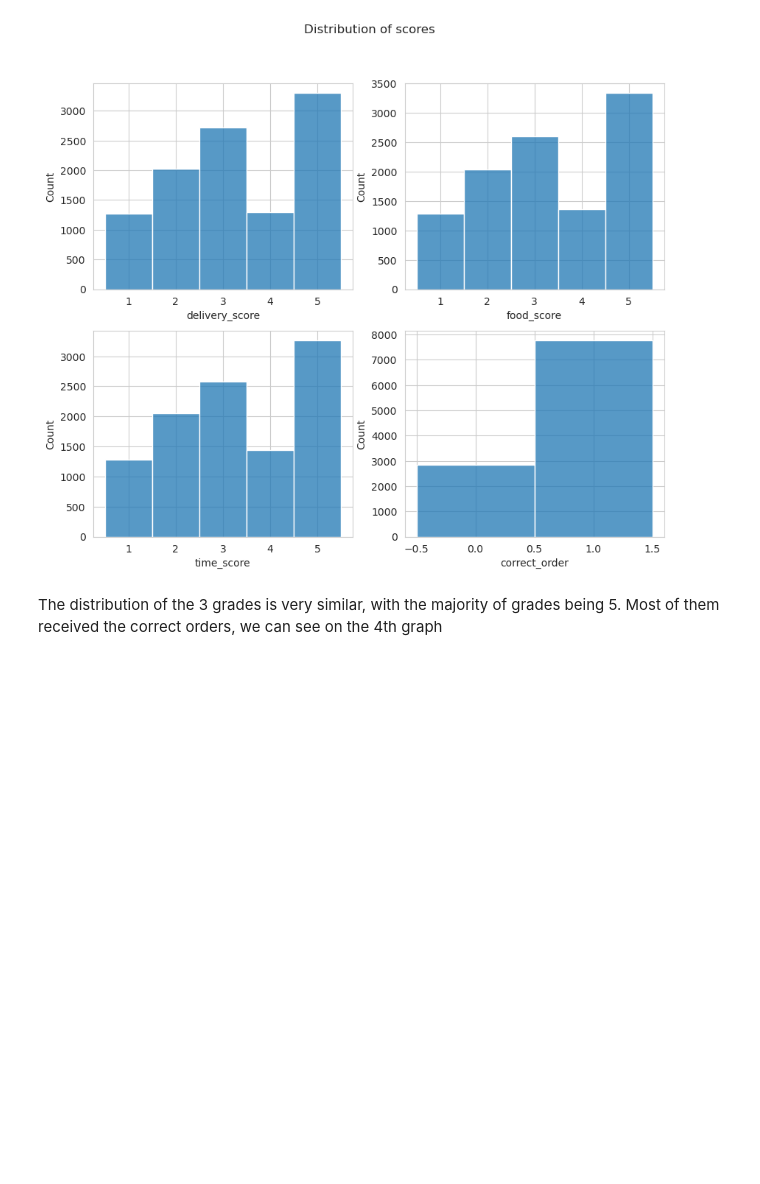
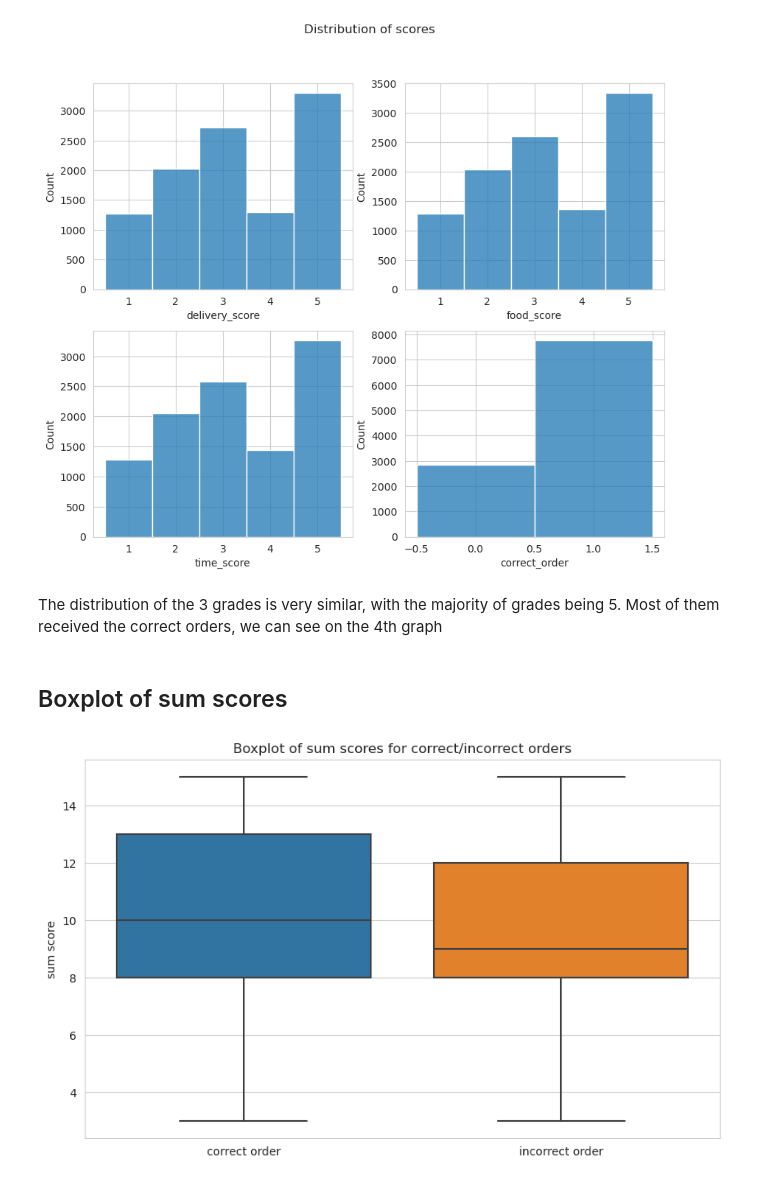
Before and after one commit to lomowg/Customer-Satisfaction-EDA, a Jupyter notebook: Customer Satisfaction EDA.ipynb, the cells around one changed output. Cells and saved outputs as stored; diff of their text form; code cells hidden in the pictures; blank space fills up the shorter version.

```diff
--- a/Customer Satisfaction EDA.ipynb
+++ b/Customer Satisfaction EDA.ipynb
@@ -146,3 +146,21 @@ plt.show()
 [figure]
 # %% [markdown]
 The distribution of the 3 grades is very similar, with the majority of grades being 5. Most of them received the correct orders, we can see on the 4th graph
+# %% [markdown]
+##  Boxplot of sum scores
+# %%
+df_1 = df[df['correct_order'] == 1]
+df_0 = df[df['correct_order'] == 0]
+df_1['sum_score'] = df_1.iloc[:, 1:4].sum(axis=1)
+df_0['sum_score'] = df_0.iloc[:, 1:4].sum(axis=1)
+# %%
+plt.figure(figsize=(10, 6))
+sns.boxplot(data=[df_1['sum_score'], df_0['sum_score']])
+
+plt.xticks([0, 1], ['correct order', 'incorrect order'])
+plt.ylabel('sum score')
+plt.title('Boxplot of sum scores for correct/incorrect orders')
+
+plt.show()
+# %% [output]
+[figure, added]
```
Also changed, not shown: parts of 9 cells of this notebook.
